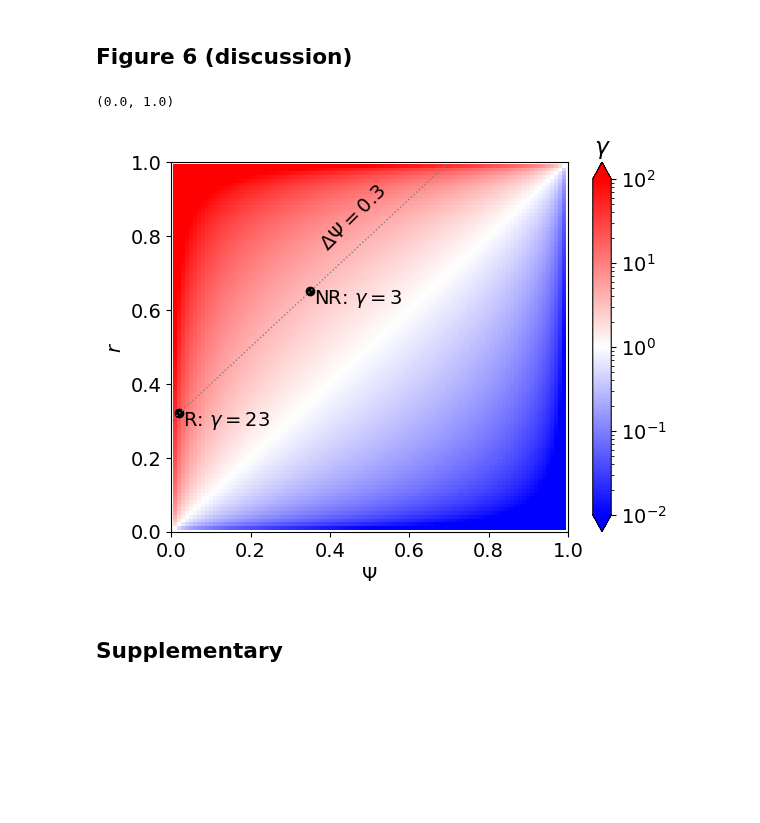
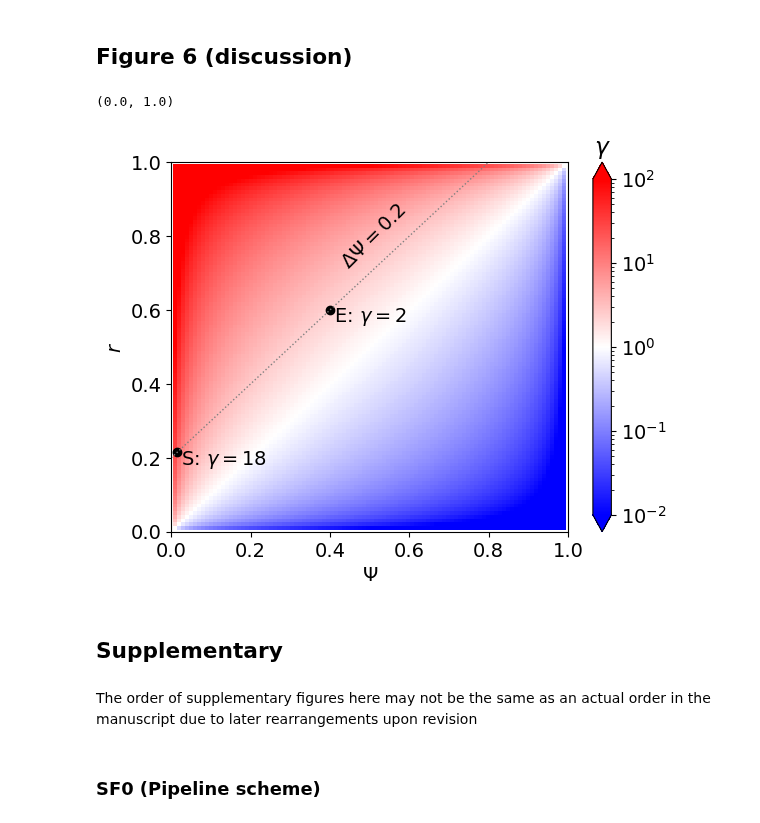
Before and after one commit to zavilev/nmd_psi, a Jupyter notebook: Figures.ipynb, the cells around one changed output. Saved outputs shown, nothing was run; the diff lists cells and outputs as text; code cells hidden in the pictures; blank space fills up the shorter version.

Commit message:
Revision #1

```diff
--- a/Figures.ipynb
+++ b/Figures.ipynb
@@ -827,7 +1032,7 @@ tmp = riboseq[(riboseq.width_up>10)&(riboseq.width_down>5)&(riboseq.cov_up>0.1)]
 
 sns.boxplot(data=tmp,y='responder',x='readth_fr',hue='responder',showfliers=False,ax=ax2)
 
-pairs = [('R','NR')]
+pairs = [('S','E')]
 annotator = Annotator(
     ax2,
     pairs,
@@ -849,6 +1054,10 @@ annotator.apply_and_annotate()
 
 ax2.set_xlabel('Readthrough fraction')
 ax2.set_ylabel(None)
+
+ylabels = [t.get_text() for t in ax.get_yticklabels()]
+hf.add_n(ylabels,ax2,tmp,y='responder',x='readth_fr',orient='h',pad=0.2,fontsize=12)
+
 f
 # %% [output]
 p-value annotation legend:
@@ -870,7 +1079,7 @@ GAMMA = 'gamma_emp'
 # %%
 responders = pd.read_csv('./nmd_inactivation_data/united_use_master_table_with_responder_prob_anno.tsv',sep='\t')
 condition = (responders.exp_psi>0.05)&(responders.prob>0.5)
-responders['responder'] = np.where(condition,'R','NR')
+responders['responder'] = np.where(condition,'S','E')
 # %%
 gamma = pd.read_csv('./nmd_inactivation_data/united_use_master_table.tsv',sep='\t')
 gamma = gamma[(gamma.ctrl_psi!=0)&(gamma.exp_psi!=0)].copy()
@@ -1255,3 +1494,8 @@ pairs = [((i,l1),(i,l2)) for l1,l2 in combs for i in order]
+# %%
+order = ['HepG2 nucl/cyto','K562 nucl/cyto','HeLa dKD','HeLa SMG6 KD','HeLa UPF1 KD','HCT116 UPF1 KD','HeLa CHX',]
+
+combs = list(combinations(df.gamma_bin.unique(),2))
+pairs = [((i,l1),(i,l2)) for l1,l2 in combs for i in order]
 # %%
 df[df.gamma_bin.isna()]
 # %% [output]
@@ -1282,6 +1546,11 @@ filt.sort_values('experiment')
 #f,ax = plt.subplots()
 ax = axes['C']
 sns.boxplot(data=filt,y='experiment',x='log2FoldChange',hue='gamma_bin',showfliers=False,ax=ax,palette='Blues')
+
+ylabels = [t.get_text() for t in ax.get_yticklabels()]
+hue_order = filt.gamma_bin.sort_values().unique()
+hf.add_n(ylabels,ax,filt,y='experiment',x='log2FoldChange',orient='h',hue='gamma_bin',hue_order=hue_order,pad=0.15,fontsize=8)
+
 #sns.violinplot(data=filt,y='experiment',x='log2FoldChange',hue='gamma_bin',ax=ax,palette='Blues')
 ax.legend(title=r'$\gamma$',loc='lower center', bbox_to_anchor=(0.5,1),ncol=2)
 #ax.legend(title=r'$\gamma$')
@@ -1662,39 +2228,43 @@ pcm = ax.pcolormesh(
 )
 
 cbar = plt.colorbar(pcm, ax=ax,extend='both')
 cbar.ax.set_title('$\gamma$')
 
 
 ax.set_xlabel(r'$\Psi$')
 ax.set_ylabel(r'$r$')
 
-l = [0.3]
+l = [0.2]
 for dpsi in l:
     ax.plot([0,1],[dpsi,1+dpsi],lw=1,ls=':',c='grey')
 
-x = np.mean(l)+0.25#(1-np.mean(l))/2
+x = 0.6
 y = x+np.mean(l)
 ax.text(x,y,rf'$\Delta\Psi={np.mean(l)}$',rotation=45,va='center',ha='right')
 
 x1 = (1-np.mean(l))/2
-x2 = 0.02
+x2 = 0.015
 x = np.array([x1,x2])
 y = x+np.mean(l)
 ax.scatter(x,y,c='black')
 g = hf.psir2gamma(x,y)
-labels = [f'NR: $\\gamma={g[0]:.0f}$',f'R: $\\gamma={g[1]:.0f}$']
+labels = [f'E: $\\gamma={g[0]:.0f}$',f'S: $\\gamma={g[1]:.0f}$']
 
 offset=0.01
 for xi,yi,t in zip(x,y,labels):
     ax.text(xi+offset,yi+offset,t,ha='left',va='top')
 
 #ax.legend(loc='lower center',bbox_to_anchor=(0.5,1),ncol=2)
 ax.set_xlim(0,1)
 ax.set_ylim(0,1)
 # %% [output]
 (0.0, 1.0)
-[figure, old version]
+[figure, new version]
 # %%
 f.savefig('./figures/Fig6.pdf',bbox_inches='tight')
 # %% [markdown]
 ## Supplementary
+# %% [markdown]
+The order of supplementary figures here may not be the same as an actual order in the manuscript due to later rearrangements upon revision
+# %% [markdown]
+### SF0 (Pipeline scheme)
```
Also changed, not shown: parts of 163 cells of this notebook, 12 other files.
